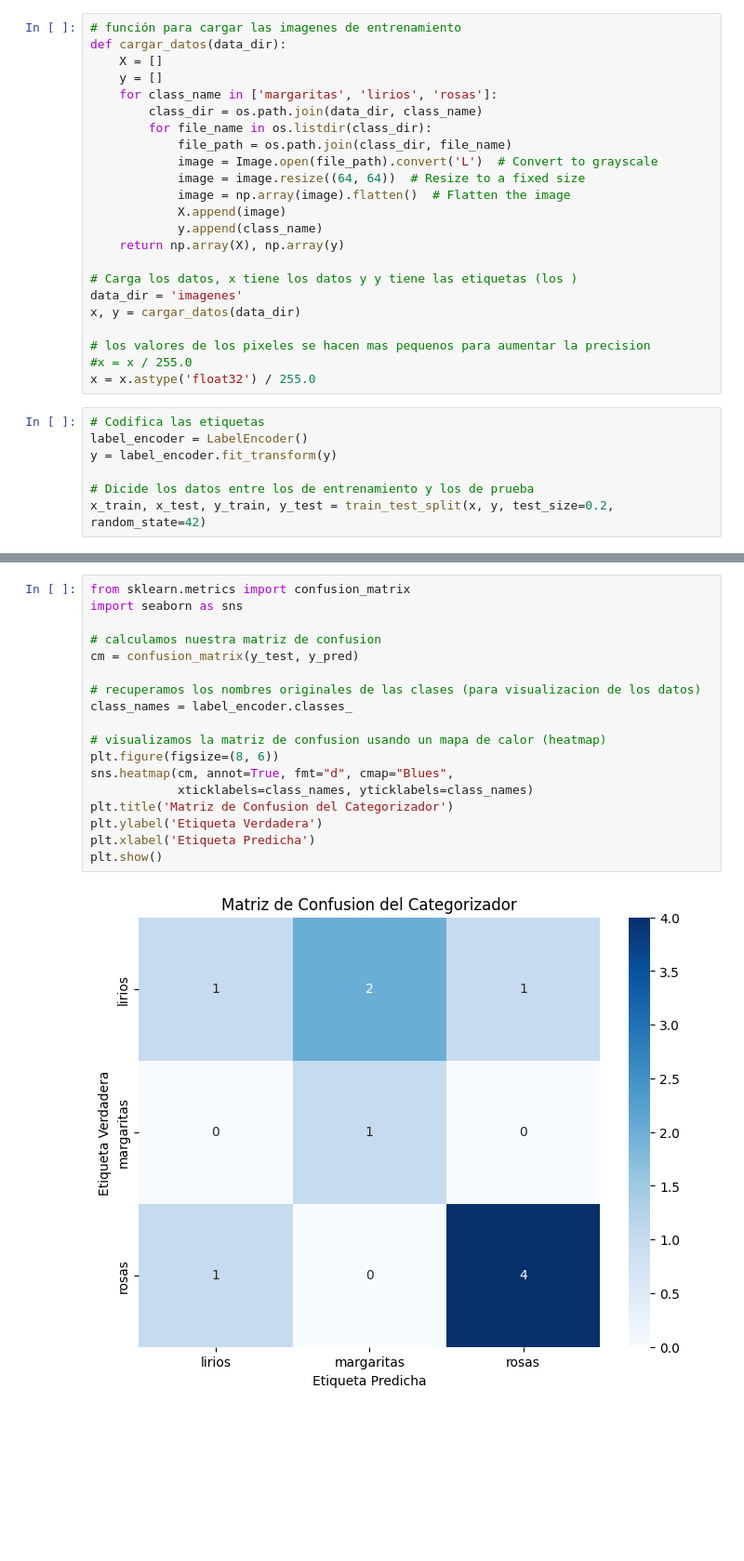
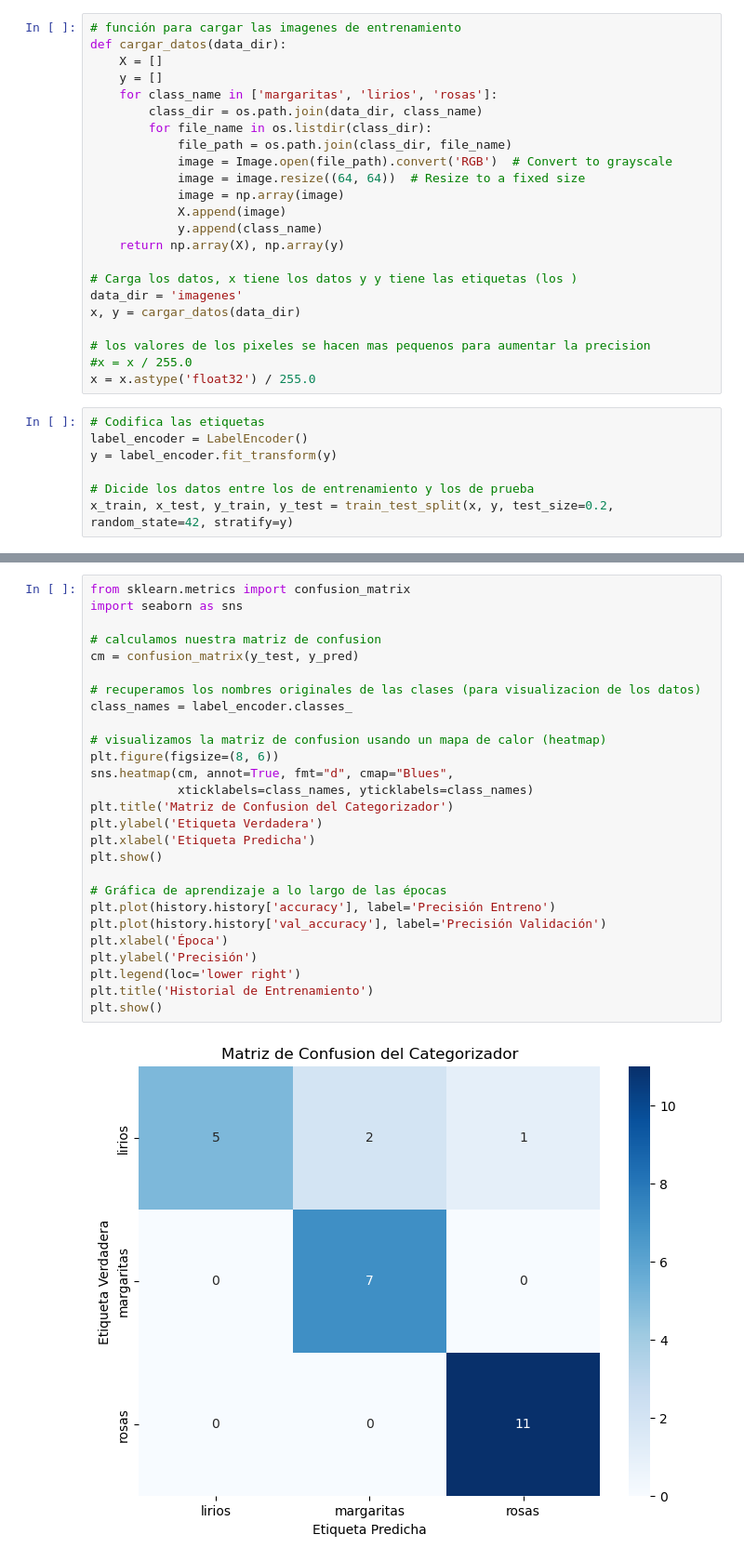
Before and after one commit to Juvee85/proyecto-ia, a Jupyter notebook: proyectoIA.ipynb, the cells around one changed output, grey strips where cells are left out. Shown at 93% size. Cells and saved outputs as stored; diff of their text form; blank space fills up the shorter version.

```diff
--- a/proyectoIA.ipynb
+++ b/proyectoIA.ipynb
@@ -53,9 +55,9 @@ def cargar_datos(data_dir):
         class_dir = os.path.join(data_dir, class_name)
         for file_name in os.listdir(class_dir):
             file_path = os.path.join(class_dir, file_name)
-            image = Image.open(file_path).convert('L')  # Convert to grayscale
+            image = Image.open(file_path).convert('RGB')  # Convert to grayscale
             image = image.resize((64, 64))  # Resize to a fixed size
-            image = np.array(image).flatten()  # Flatten the image
+            image = np.array(image)
             X.append(image)
             y.append(class_name)
     return np.array(X), np.array(y)
@@ -73,5 +75,5 @@ label_encoder = LabelEncoder()
 y = label_encoder.fit_transform(y)
 
 # Dicide los datos entre los de entrenamiento y los de prueba
-x_train, x_test, y_train, y_test = train_test_split(x, y, test_size=0.2, random_state=42)
+x_train, x_test, y_train, y_test = train_test_split(x, y, test_size=0.2, random_state=42, stratify=y)
 # %%
@@ -125,20 +133,29 @@ Precisión media más alta (CV): 60.00%
 # %%
 from sklearn.metrics import confusion_matrix
 import seaborn as sns
 
 # calculamos nuestra matriz de confusion
 cm = confusion_matrix(y_test, y_pred)
 
 # recuperamos los nombres originales de las clases (para visualizacion de los datos)
 class_names = label_encoder.classes_
 
 # visualizamos la matriz de confusion usando un mapa de calor (heatmap)
 plt.figure(figsize=(8, 6))
 sns.heatmap(cm, annot=True, fmt="d", cmap="Blues",
             xticklabels=class_names, yticklabels=class_names)
 plt.title('Matriz de Confusion del Categorizador')
 plt.ylabel('Etiqueta Verdadera')
 plt.xlabel('Etiqueta Predicha')
 plt.show()
+
+# Gráfica de aprendizaje a lo largo de las épocas
+plt.plot(history.history['accuracy'], label='Precisión Entreno')
+plt.plot(history.history['val_accuracy'], label='Precisión Validación')
+plt.xlabel('Época')
+plt.ylabel('Precisión')
+plt.legend(loc='lower right')
+plt.title('Historial de Entrenamiento')
+plt.show()
 # %% [output]
-[figure, old version]
+[figure, new version]
```
Also changed, not shown: parts of 3 cells of this notebook.
